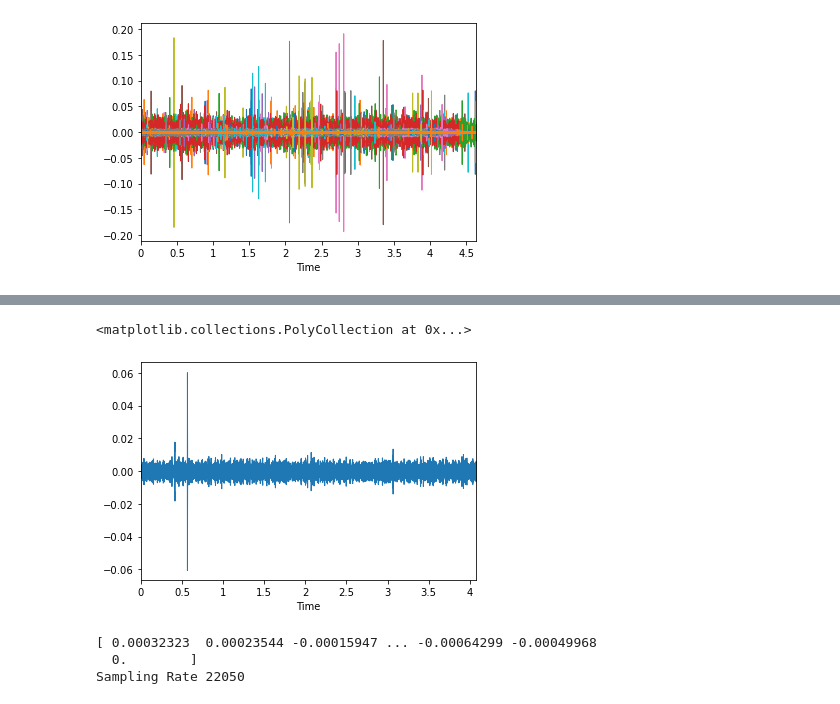
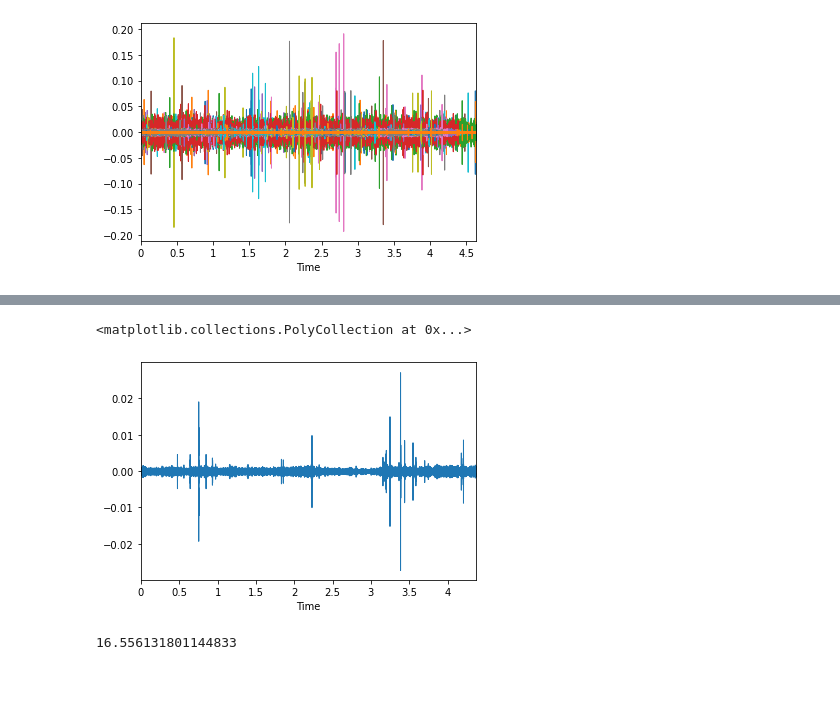
Before and after one commit to AgnaParikh/DolphinComputation, a Jupyter notebook: AudiofileToNumpy.ipynb, the cells around one changed output, grey strips where cells are left out. Cells and saved outputs as stored; diff of their text form; code cells hidden in the pictures.

```diff
--- a/AudiofileToNumpy.ipynb
+++ b/AudiofileToNumpy.ipynb
@@ -8,8 +10,9 @@ import glob
 # %%
 ##help from
+##https://stackoverflow.com/questions/45663115/importing-multiple-files-in-python
 
 myFiles=[]
-b=glob.glob("*.wav")
+b=glob.glob("C:/Users/agnap/Dolphin_computation/Dolphin Dataset"+"/*.wav")
 myFiles.extend(b)
 # %%
 import math
@@ -48,7 +48,7 @@ for i in myFiles:
 16.639207024453633
 [figure]
 # %%
-x,sr=librosa.load('Wh_0001.wav')
+x,sr=librosa.load("C:/Users/agnap/Dolphin_computation/Dolphin Dataset/Wh_0007.wav")
 # %%
 ##plot audio array
 # %%
@@ -70,2 +65,0 @@ sr
-# %%
-x2,sr=librosa.load('Wh_0002.wav')
@@ -71,0 +82,2 @@ x2,sr=librosa.load('Wh_0002.wav')
+# %%
+noise_reduced=nr.reduce_noise(audio_clip=x,noise_clip=x/2,verbose=True)
@@ -72,12 +94,9 @@ x2,sr=librosa.load('Wh_0002.wav')
 # %%
-librosa.display.waveplot(x2, sr=sr)
+librosa.display.waveplot(noise_reduced, sr=sr)
 # %% [output]
 <matplotlib.collections.PolyCollection at 0x...>
-[figure, old version]
+[figure, new version]
-# %%
-print(x2)
-print("Sampling Rate "+str(sr))
-# %% [output]
-[ 0.00032323  0.00023544 -0.00015947 ... -0.00064299 -0.00049968
-  0.        ]
-Sampling Rate 22050
+# %%
+print(entropy(noise_reduced))
+# %% [output]
+16.556131801144833
```
Also changed, not shown: parts of 17 cells of this notebook.
